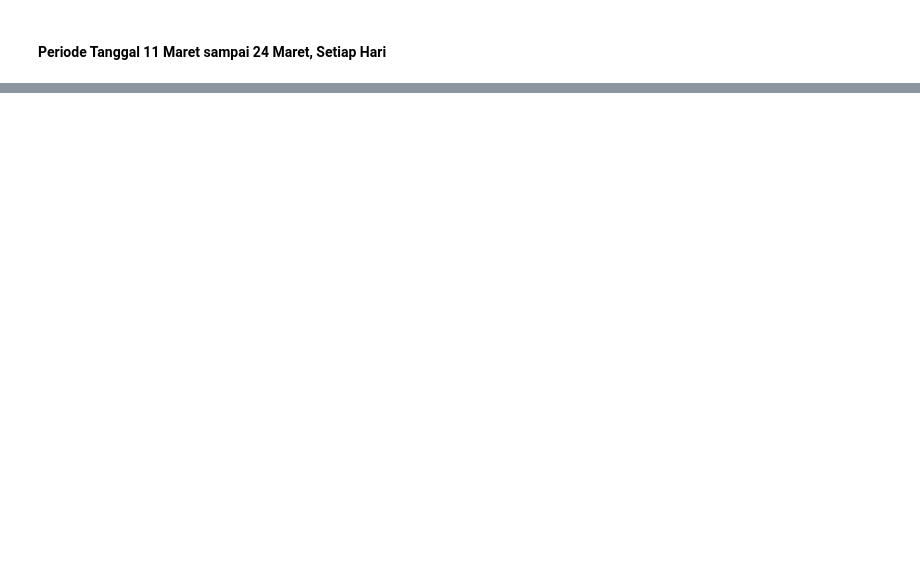
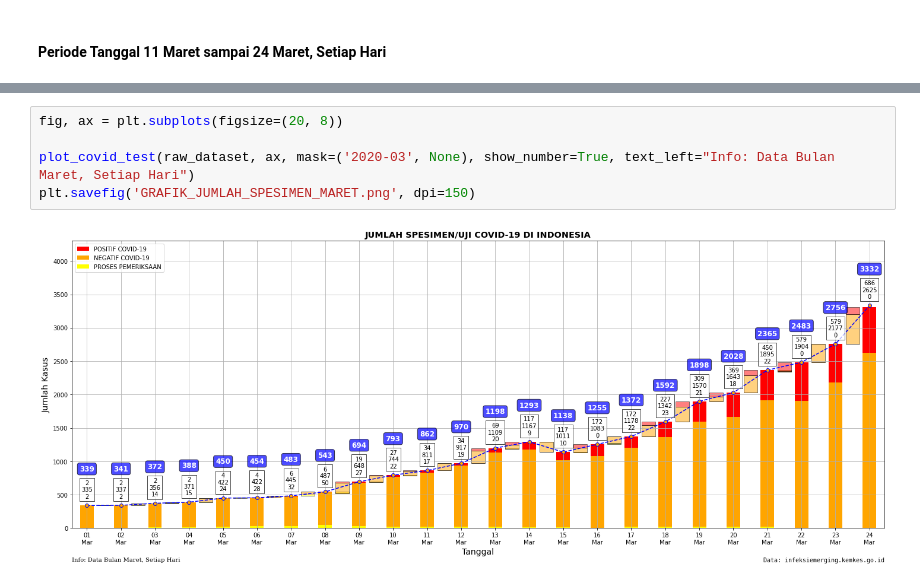
Before and after one commit to taruma/inkovis, a Jupyter notebook: notebook/inkovis_nb.ipynb, the cells around one changed output, grey strips where cells are left out. Drawn from its saved outputs; the diff is of its cells as text; blank space fills up the shorter version.

```diff
--- a/notebook/inkovis_nb.ipynb
+++ b/notebook/inkovis_nb.ipynb
@@ -253,0 +435,7 @@ plot_covid_case(raw_dataset, ax, mask=('2020-03-11', '2020-03-24'), days=1)
+# %%
+fig, ax = plt.subplots(figsize=(20, 8))
+
+plot_covid_test(raw_dataset, ax, mask=('2020-03', None), show_number=True, text_left="Info: Data Bulan Maret, Setiap Hari")
+plt.savefig('GRAFIK_JUMLAH_SPESIMEN_MARET.png', dpi=150)
+# %% [output]
+[figure, added]
```
Also changed, not shown: parts of 10 cells of this notebook.
